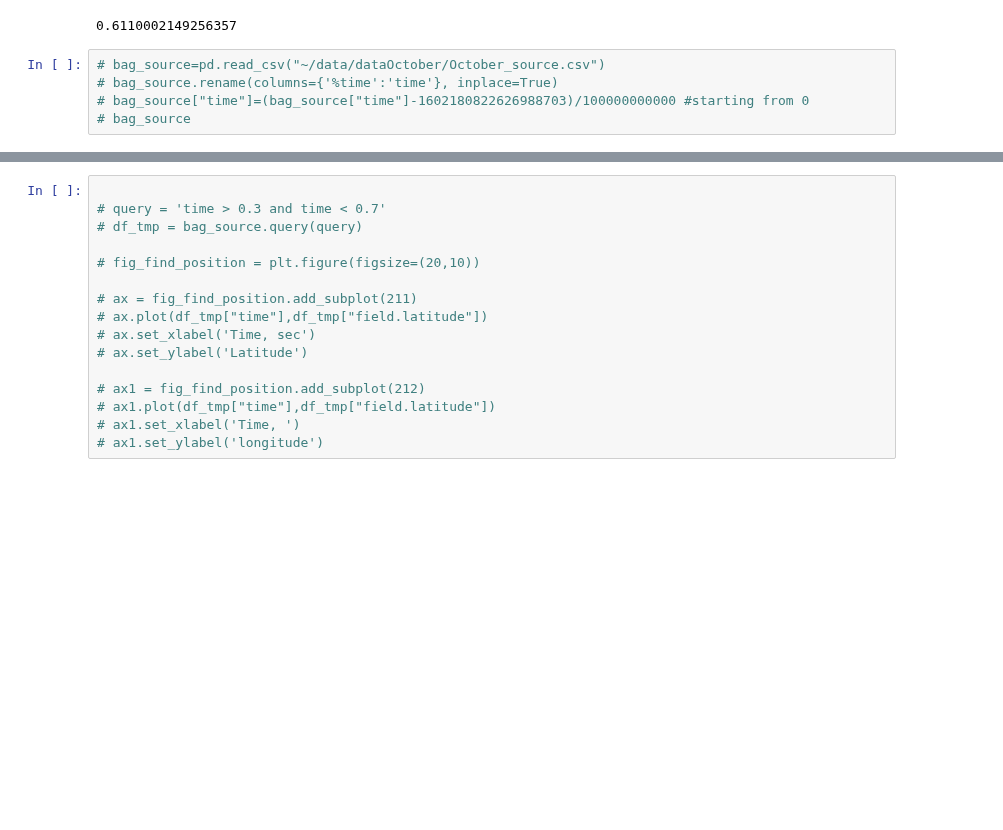
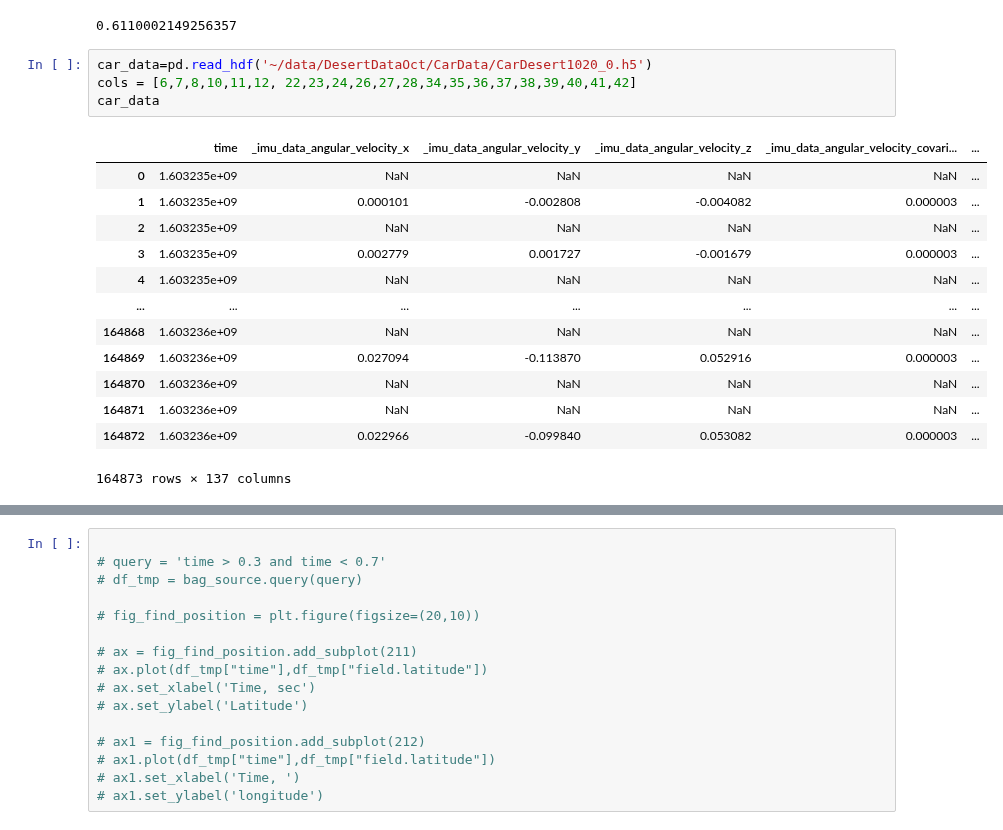
Before and after one commit to arunavanag591/odor_analysis, a Jupyter notebook: data_exploration/odor_analysis.ipynb, the cells around one changed output, grey strips where cells are left out. Drawn from its saved outputs; the diff is of its cells as text; blank space fills up the shorter version.

Commit message:
Desert Bag Analysis Wind Integration

```diff
--- a/data_exploration/odor_analysis.ipynb
+++ b/data_exploration/odor_analysis.ipynb
@@ -280,8 +282,21 @@ print (distance.geodesic(coords_1, coords_2).meters)
 #calculated_length=61cm
 # %% [output]
 0.6110002149256357
-# %%
-# bag_source=pd.read_csv("~/data/dataOctober/October_source.csv")
-# bag_source.rename(columns={'%time':'time'}, inplace=True)
-# bag_source["time"]=(bag_source["time"]-1602180822626988703)/100000000000 #starting from 0
-# bag_source
+# %%
+car_data=pd.read_hdf('~/data/DesertDataOct/CarData/CarDesert1020_0.h5')
+cols = [6,7,8,10,11,12, 22,23,24,26,27,28,34,35,36,37,38,39,40,41,42]
+car_data
+# %% [output]
+|  | time | _imu_data_angular_velocity_x | _imu_data_angular_velocity_y | _imu_data_angular_velocity_z | _imu_data_angular_velocity_covari... | ... |
+| 0 | 1.603235e+09 | NaN | NaN | NaN | NaN | ... |
+| 1 | 1.603235e+09 | 0.000101 | -0.002808 | -0.004082 | 0.000003 | ... |
+| 2 | 1.603235e+09 | NaN | NaN | NaN | NaN | ... |
+| 3 | 1.603235e+09 | 0.002779 | 0.001727 | -0.001679 | 0.000003 | ... |
+| 4 | 1.603235e+09 | NaN | NaN | NaN | NaN | ... |
+| ... | ... | ... | ... | ... | ... | ... |
+| 164868 | 1.603236e+09 | NaN | NaN | NaN | NaN | ... |
+| 164869 | 1.603236e+09 | 0.027094 | -0.113870 | 0.052916 | 0.000003 | ... |
+| 164870 | 1.603236e+09 | NaN | NaN | NaN | NaN | ... |
+| 164871 | 1.603236e+09 | NaN | NaN | NaN | NaN | ... |
+| 164872 | 1.603236e+09 | 0.022966 | -0.099840 | 0.053082 | 0.000003 | ... |
+164873 rows × 137 columns
```
Also changed, not shown: parts of 4 cells of this notebook, 2 other files.
